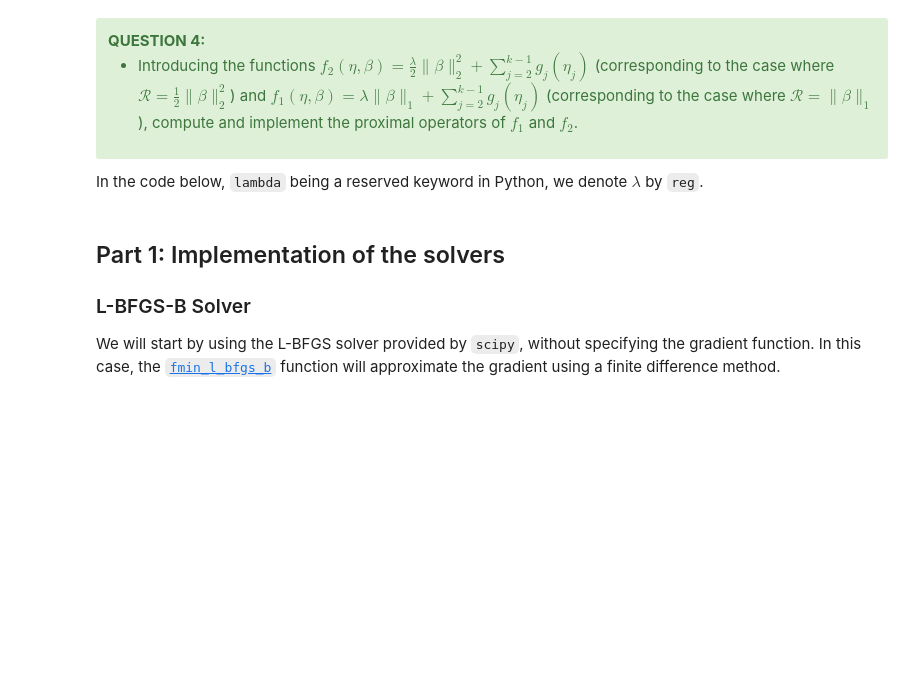
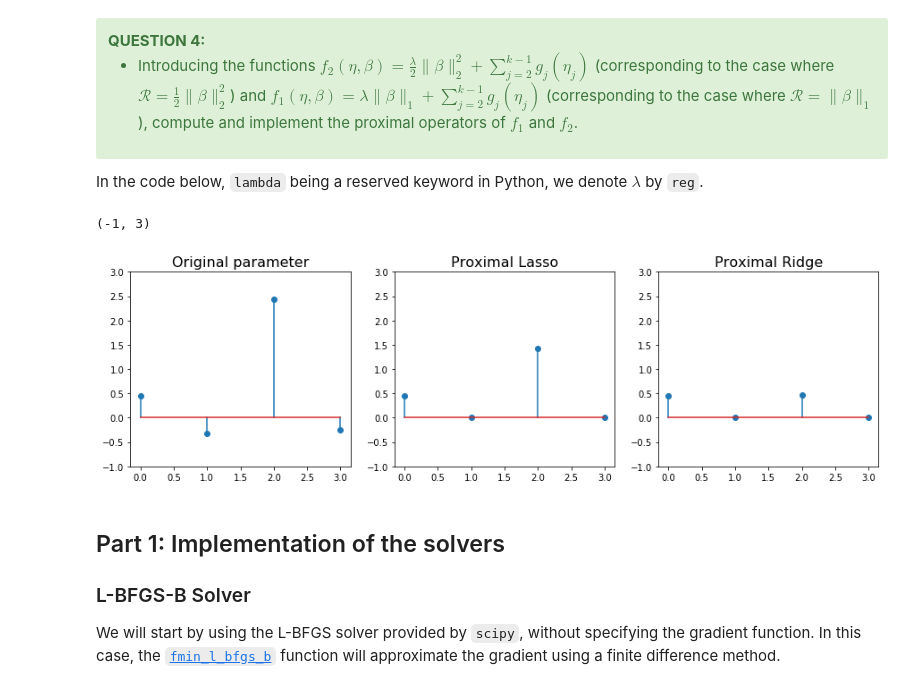
Before and after one commit to xyXiangYu/Education, a Jupyter notebook: Optimization_for_Data_Science/Project/project_xiang_yu_and_babin_jean.ipynb, the cells around one changed output. Cells and saved outputs as stored; diff of their text form; code cells hidden in the pictures; blank space fills up the shorter version.

```diff
--- a/Optimization_for_Data_Science/Project/project_xiang_yu_and_babin_jean.ipynb
+++ b/Optimization_for_Data_Science/Project/project_xiang_yu_and_babin_jean.ipynb
@@ -453,3 +459,5 @@ where $\theta \in [0,1]$
+# %%
+L = 1e+8
 # %% [markdown]
 <div class="alert alert-success">
     <b>QUESTION 4:</b>
@@ -463,36 +471,73 @@ In the code below, `lambda` being a reserved keyword in Python, we denote $\lamb
 # %%
 def prox_f2(params, reg=1., n_classes=k):
     # TODO
+
+    # x = rng.randn(p + k - 1) : p for beta, k - 1 for alpha
+
+    n_samples, n_features = X.shape
+    n_thresh = params.size - n_features
+
+    eta = params[:n_thresh]  # eta
+    beta = params[n_thresh:]  # the first n_thresh beta
+
+    beta_new = beta / (1 + reg)
+
+    eta_new = eta.copy()
+
+    eta_new[alpha < -2 * L] = eta[eta< -2 * L] + 2 * L
+    eta_new[np.logical_and(-2 * L <= eta, eta <= 0)] = 0
+
+    params[:n_thresh] = eta_new
+    params[n_thresh:] = beta_new
 
     # END TODO
     return params
 
 
 def prox_f1(params, reg=1., n_classes=k):
     # TODO
+
+    n_samples, n_features = X.shape
+    n_thresh = params.size - n_features
+
+    eta = params[:n_thresh]
+    beta = params[n_thresh:]  # the first n_thresh beta
+
+
+    beta_new = np.sign(beta) * np.maximum(np.abs(beta) - reg, 0)
+    eta_new = eta.copy()
+
+    eta_new[alpha < -2 * L] = eta[eta< -2 * L] + 2 * L
+    eta_new[np.logical_and(-2 * L <= eta, eta <= 0)] = 0
+
+    params[:n_thresh] = eta_new
+    params[n_thresh:] = beta_new
 
     # END TODO
     return params
 
 rng = np.random.RandomState(5)
 x = rng.randn(p + k - 1)
 l_l1 = 1.
 l_l2 = 2.
 ylim = [-1, 3]
 
 plt.figure(figsize=(15.0, 4.0))
 plt.subplot(1, 3, 1)
 plt.stem(x)
 plt.title("Original parameter", fontsize=16)
 plt.ylim(ylim)
 plt.subplot(1, 3, 2)
 plt.stem(prox_f1(x, l_l1))
 plt.title("Proximal Lasso", fontsize=16)
 plt.ylim(ylim)
 plt.subplot(1, 3, 3)
 plt.stem(prox_f2(x, l_l2))
 plt.title("Proximal Ridge", fontsize=16)
 plt.ylim(ylim)
+# %% [output]
+(-1, 3)
+[figure, added]
 # %% [markdown]
 ## Part 1: Implementation of the solvers
 
```
Also changed, not shown: parts of 6 cells of this notebook, 1 other file.
